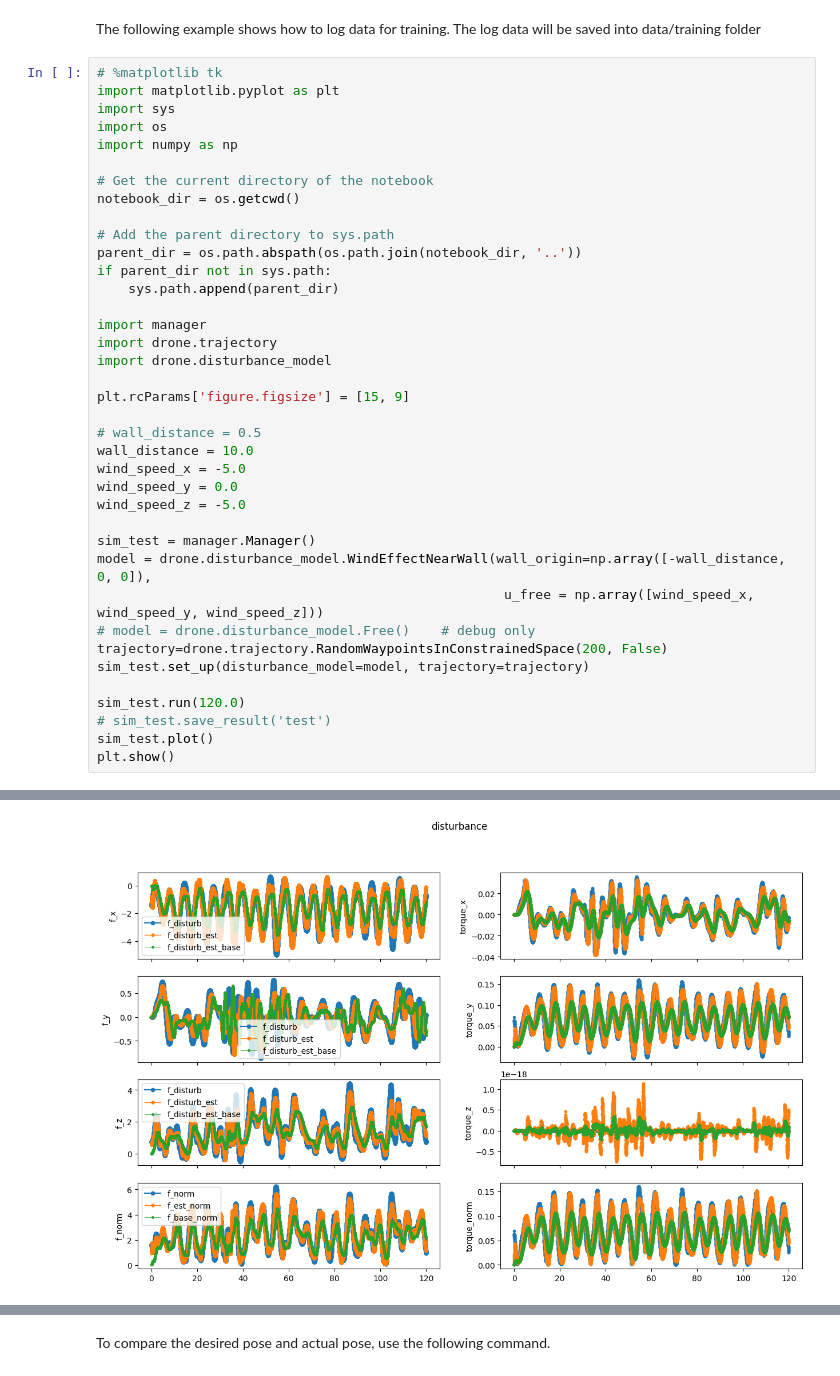
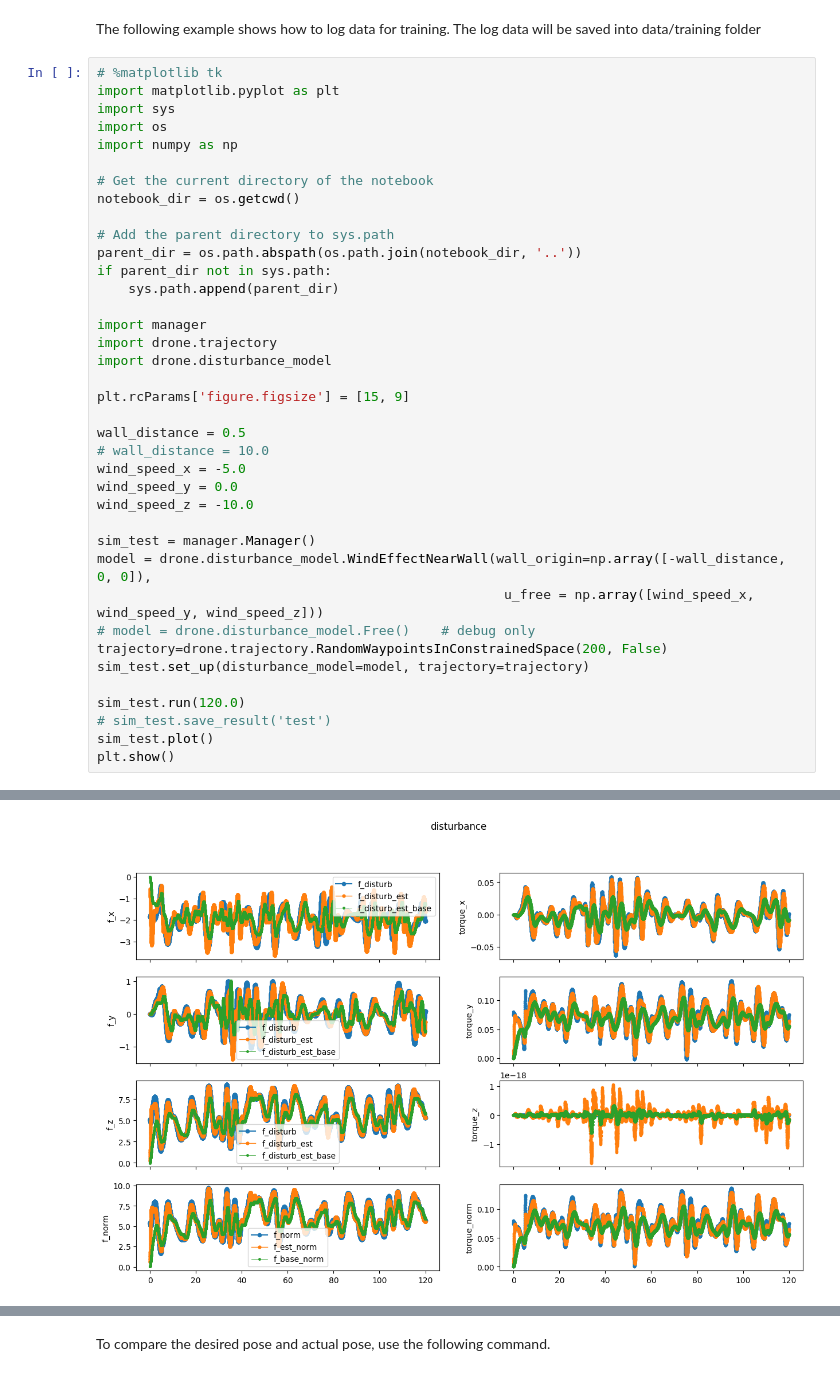
Before and after one commit to zzzzzzhym/DroneSimulator, a Jupyter notebook: simulation/simulation_user_guide.ipynb, the cells around one changed output, grey strips where cells are left out. Saved outputs shown, nothing was run; the diff lists cells and outputs as text.

```diff
--- a/simulation/simulation_user_guide.ipynb
+++ b/simulation/simulation_user_guide.ipynb
@@ -21,11 +21,11 @@ import drone.disturbance_model
 
 plt.rcParams['figure.figsize'] = [15, 9]
 
-# wall_distance = 0.5
-wall_distance = 10.0
+wall_distance = 0.5
+# wall_distance = 10.0
 wind_speed_x = -5.0
 wind_speed_y = 0.0
-wind_speed_z = -5.0
+wind_speed_z = -10.0
 
 sim_test = manager.Manager()
 model = drone.disturbance_model.WindEffectNearWall(wall_origin=np.array([-wall_distance, 0, 0]),
@@ -54,4 +54,4 @@ number of dynamics model steps per controller step: 2
-[figure, old version]
+[figure, new version]
 [figure]
 # %% [markdown]
 To compare the desired pose and actual pose, use the following command.
```
Also changed, not shown: parts of 1 cell of this notebook, 10 other files.
